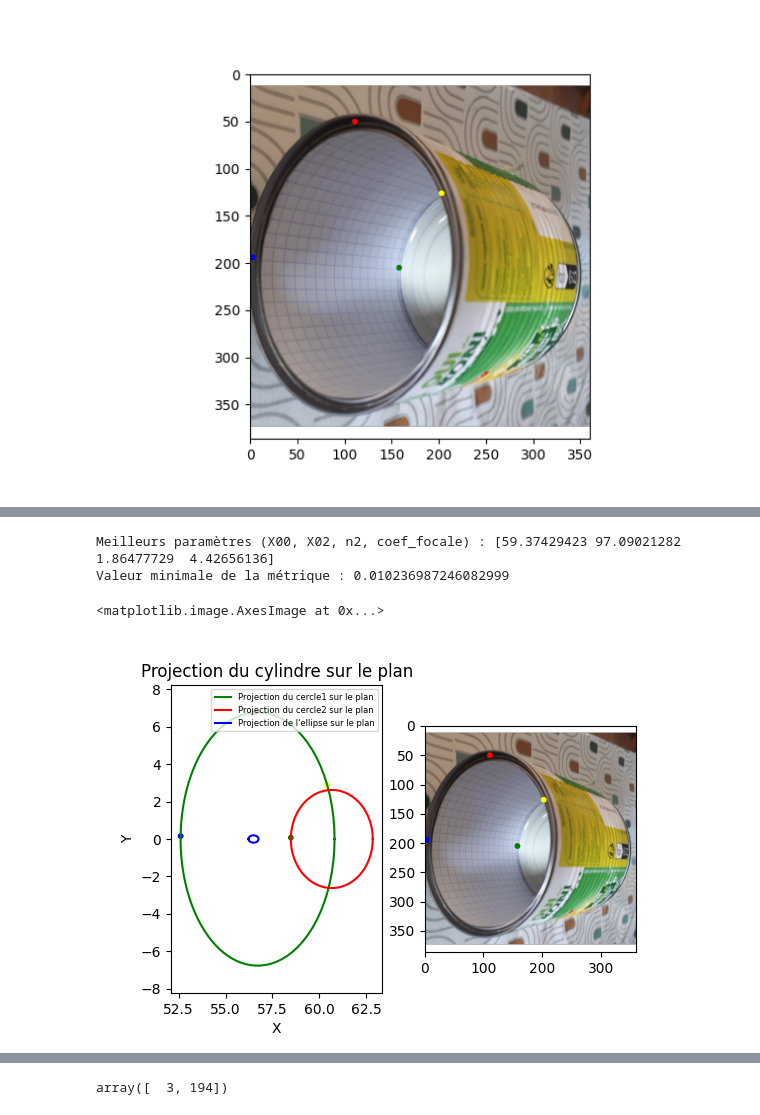
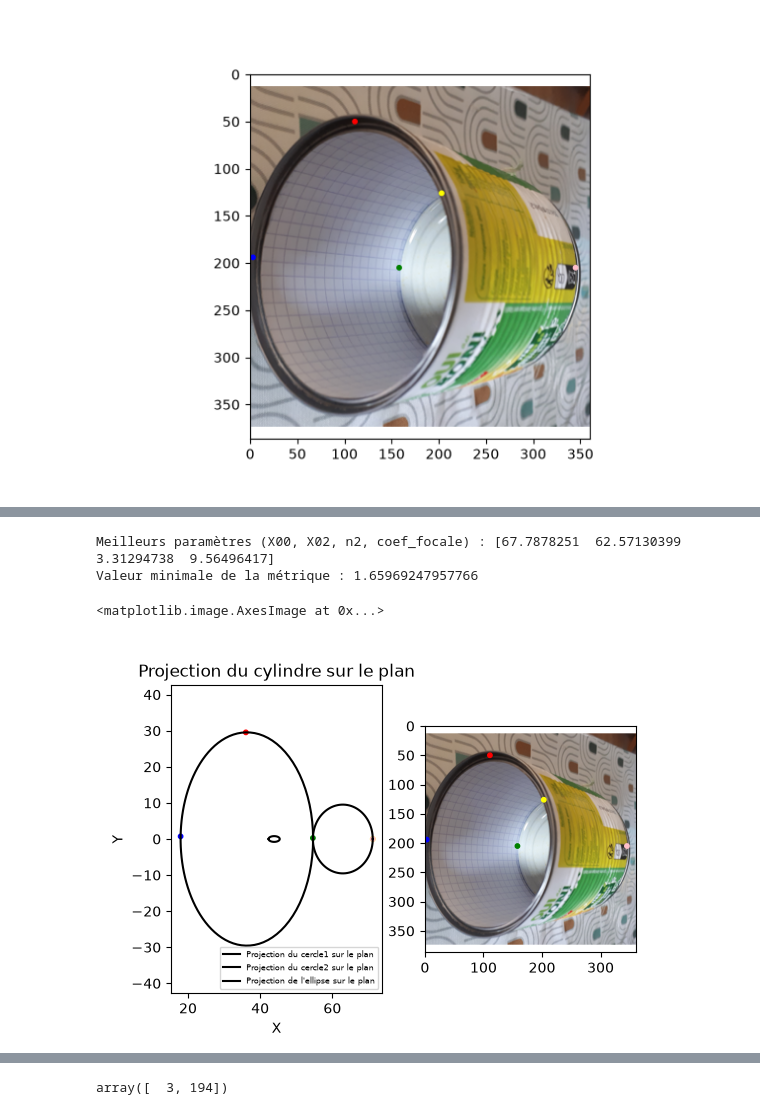
Before and after one commit to Antoine1608/Porosimetre, a Jupyter notebook: Calcul_porosite.ipynb, the cells around one changed output, grey strips where cells are left out. Drawn from its saved outputs; the diff is of its cells as text; code cells hidden in the pictures.

Commit message:
Mise à jour du notebook Calcul_porosite
Generated by Mistral Vibe.
Co-Authored-By: Mistral Vibe <vibe@mistral.ai>

```diff
--- a/Calcul_porosite.ipynb
+++ b/Calcul_porosite.ipynb
@@ -118,7 +114,7 @@ def projeter_sur_plan(P, n, X0, O):
     args :
         P (np.array(3)) : les coordonnées du point observé
         n (np.array(3)) : les coordonnées un vecteur normal au plan de vision
-        X0 (np.array(3)) : les coordonnées un point appartenant au plan de vision
+        X0 (np.array(3)) : les coordonnées d'un point appartenant au plan de vision
         O (np.array(3)) : les coordonnées du point d'observation
     return :
         np.array(3) : les coordonnées de la projection du point P sur le plan de vision par homothétie de centre O
@@ -283,8 +281,8 @@ def metric(params):
     Api = cyl_proj1i[np.argmax(cyl_proj1i[:,1])][:2]
     Bpi = cyl_proj1i[np.argmin(cyl_proj1i[:,0])][:2]
     Cpi = cyl_proj2i[np.argmin(cyl_proj2i[:,0])][:2]
-
     Dpi = point_Dp(cyl_proj1i, cyl_proj2i)[:2] # car la fonction renvoie un point en 3D !
+    Epi = cyl_proj2i[np.argmax(cyl_proj2i[:,0])][:2]
 
 
     api = dist(Api, Bpi)
@@ -293,11 +291,14 @@ def metric(params):
     dpi = dist(Cpi, Dpi)
     epi = dist(Dpi, Api)
     fpi = dist(Dpi, Bpi)
+    gpi = dist(Epi, Bpi)
 
     if np.any([api == 0, bpi == 0, cpi == 0, dpi == 0, epi == 0, fpi == 0]):
         return 1000
 
-    return np.square(a/b - api/bpi) + np.square(b/c - bpi/cpi) + np.square(c/a - cpi/api) + np.square(c/a - cpi/api) + np.square(d/e - dpi/epi) + np.square(a/d - api/dpi) + np.square(f/c - fpi/cpi)
+    return np.square(a/b - api/bpi) + np.square(b/c - bpi/cpi) + np.square(c/a - cpi/api) + \
+           np.square(c/a - cpi/api) + np.square(d/e - dpi/epi) + np.square(a/d - api/dpi) + \
+           np.square(f/c - fpi/cpi) + np.square(g/b - gpi/bpi)
 
 # Recherche de la solution par grille
 # params
@@ -313,10 +314,12 @@ def metric(params):
 #     np.linspace(0, 10, 10)                # coef_focale
 # )
 
-result = minimize(metric, [60, 100,  3,  5])
+bounds = [(1e-6, None), (1e-6, None), (1e-6, None), (1e-6, None)]
+result = minimize(metric, [60, 60,  3,  5], method='trust-constr', bounds=bounds)
+
 bp = result.x
 print("Meilleurs paramètres (X00, X02, n2, coef_focale) :", bp)
 print("Valeur minimale de la métrique :", result.fun)
 # %% [output]
-Meilleurs paramètres (X00, X02, n2, coef_focale) : [59.37429423 97.09021282  1.86477729  4.42656136]
-Valeur minimale de la métrique : 0.010236987246082999
+Meilleurs paramètres (X00, X02, n2, coef_focale) : [67.7878251  62.57130399  3.31294738  9.56496417]
+Valeur minimale de la métrique : 1.65969247957766
@@ -323,5 +328,5 @@ Valeur minimale de la métrique : 0.010236987246082999
 # %%
-plt.close('all')
+plt.rcdefaults()
 # Comparaison de l'image réelle et de la solution
 # On met à jour les variables du point de vue O et du plan de projection
 # Pour rappel les variables du point de vue O et du plan de projection avant calcul
@@ -337,40 +342,41 @@ plt.close('all')
 # coef_focale = np.linspace(0, 10, 10)
 
 X0 = np.array([bp[0], 0, bp[1]]) # centre du plan de projection
 n = np.array([1, 0, bp[2]]) # vecteur normal au plan
 coef_focale = bp[3]
 O = X0 + coef_focale*n # point de vue
 
 # Projection des deux cercles du cylindre et de l'ellipse sur le plan de projection
 cyl_proj1 = np.array([projeter_sur_plan(np.array([x_circle1[i], y_circle1[i], z_circle1[i]]), n, X0, O) for i in range(len(THETA))])
 cyl_proj2 = np.array([projeter_sur_plan(np.array([x_circle2[i], y_circle2[i], z_circle2[i]]), n, X0, O) for i in range(len(THETA))])
 ell_proj = np.array([projeter_sur_plan(np.array([x_ellipse[i], y_ellipse[i], z_ellipse[i]]), n, X0, O) for i in range(len(THETA))])
 
-# Calcul des points caractéistiques
+# Calcul des points caractéristiques
 Ap = cyl_proj1[np.argmax(cyl_proj1[:,1])][:2]
 Bp = cyl_proj1[np.argmin(cyl_proj1[:,0])][:2]
 Cp = cyl_proj2[np.argmin(cyl_proj2[:,0])][:2]
 Dp = point_Dp(cyl_proj1, cyl_proj2)[:2]
+Ep = cyl_proj2[np.argmax(cyl_proj2[:,0])][:2]
 
 # Comparaison de l'image réelle et de la projection du cylindre et de l'ellipse sur le plan
-fif, ax = plt.subplots(1, 2, figsize=(6, 4))
+fig, ax = plt.subplots(1, 2, figsize=(6, 4))
 
 # Tracé de la projection du cylindre et de l'ellipse sur le plan
-ax[0].scatter(np.array([Ap, Bp, Cp, Dp])[:, 0], np.array([Ap, Bp, Cp, Dp])[:, 1], s=10, c= ['red', 'blue', 'green', 'yellow'])
-ax[0].plot(cyl_proj1[:, 0], cyl_proj1[:, 1], color='green', label='Projection du cercle1 sur le plan')
-ax[0].plot(cyl_proj2[:, 0], cyl_proj2[:, 1], color='red', label='Projection du cercle2 sur le plan')
-ax[0].plot(ell_proj[:, 0], ell_proj[:, 1], color='blue', label='Projection de l\'ellipse sur le plan')
+ax[0].scatter(np.array([Ap, Bp, Cp, Dp, Ep])[:, 0], np.array([Ap, Bp, Cp, Dp, Ep])[:, 1], s=10, c= ['red', 'blue', 'green', 'yellow', 'pink'])
+ax[0].plot(cyl_proj1[:, 0], cyl_proj1[:, 1], color='black', label='Projection du cercle1 sur le plan')
+ax[0].plot(cyl_proj2[:, 0], cyl_proj2[:, 1], color='black', label='Projection du cercle2 sur le plan')
+ax[0].plot(ell_proj[:, 0], ell_proj[:, 1], color='black', label='Projection de l\'ellipse sur le plan')
 
 
 ax[0].axis('equal')
 ax[0].set_xlabel('X')
 ax[0].set_ylabel('Y')
 ax[0].set_title('Projection du cylindre sur le plan')
-ax[0].legend(loc='upper right', fontsize='6')
+ax[0].legend(loc='lower right', fontsize='6')
 #ax[0].tight_layout()
-ax[1].scatter(np.array([A, B, C, D])[:, 0], np.array([A, B, C, D])[:, 1], s=10, c= ['red', 'blue', 'green', 'yellow'])
+ax[1].scatter(np.array([A, B, C, D, E])[:, 0], np.array([A, B, C, D, E])[:, 1], s=10, c= ['red', 'blue', 'green', 'yellow', 'pink'])
 ax[1].imshow(img)
 # %% [output]
 <matplotlib.image.AxesImage at 0x...>
-[figure, old version]
+[figure, new version]
 # %%
```
Also changed, not shown: parts of 14 cells of this notebook.
